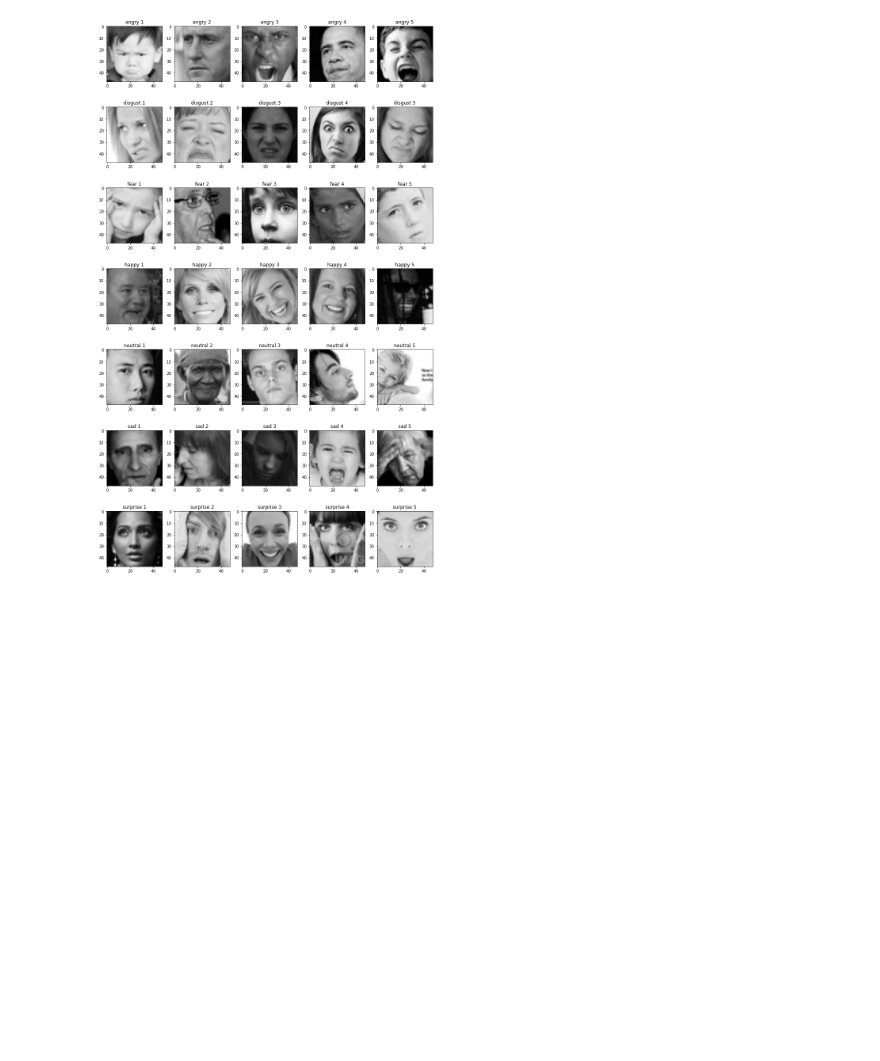
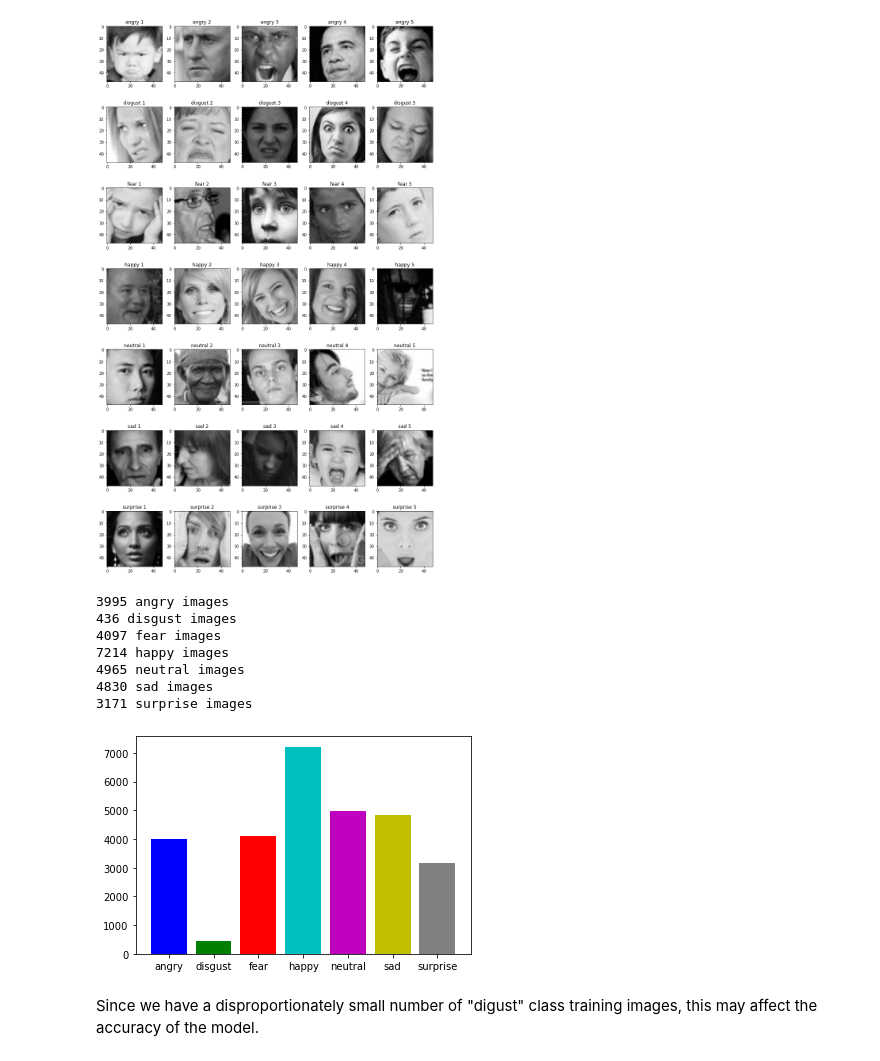
Before and after one commit to PranayShirodkar/facial-expression-recognition, a Jupyter notebook: Facial_Expression_Training.ipynb, the cells around one changed output. Drawn from its saved outputs; the diff is of its cells as text; code cells hidden in the pictures; blank space fills up the shorter version.

Commit message:
add hist plot of input data

```diff
--- a/Facial_Expression_Training.ipynb
+++ b/Facial_Expression_Training.ipynb
@@ -45,2 +44,22 @@ plot_example_images(5)
 # %% [output]
 [figure]
+# %%
+def plot_hist():
+    for expression in os.listdir("train/"):
+        print(str(len(os.listdir("train/" + expression))) + " " + expression + " images")
+    num_of_images = [len(os.listdir("train/" + exp)) for exp in os.listdir("train/")]
+    plt.bar(os.listdir("train/"), num_of_images, color = ['b', 'g', 'r', 'c', 'm', 'y', 'grey'])
+    plt.show()
+
+plot_hist()
+# %% [output]
+3995 angry images
+436 disgust images
+4097 fear images
+7214 happy images
+4965 neutral images
+4830 sad images
+3171 surprise images
+[figure, added]
+# %% [markdown]
+Since we have a disproportionately small number of "digust" class training images, this may affect the accuracy of the model.
```
Also changed, not shown: parts of 4 cells of this notebook.
